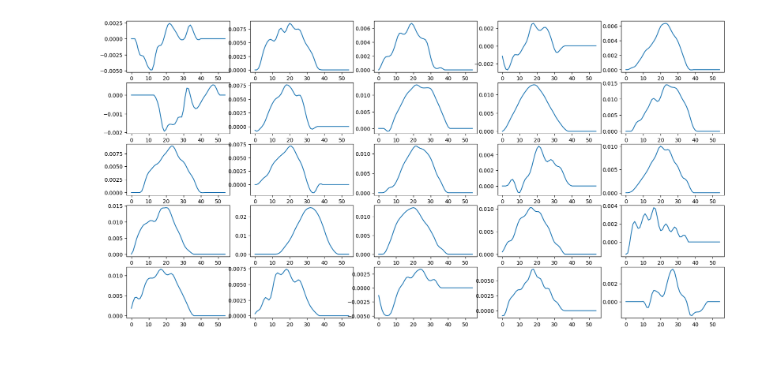
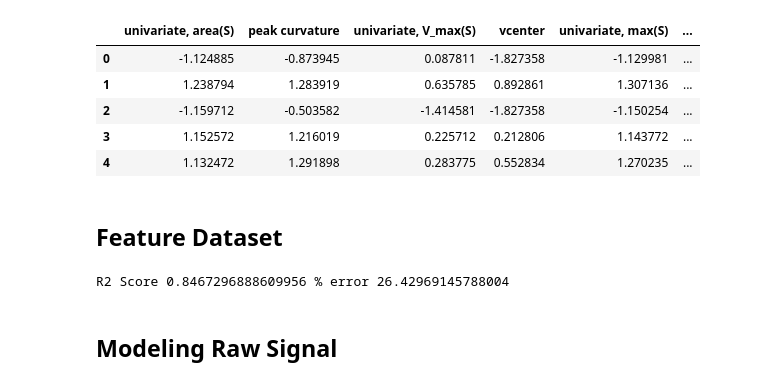
Before and after one commit to ramseylab/vgramreg, a Jupyter notebook: notebooks/Raw_Gaussian_Process.ipynb, the cells around one changed output. Drawn from its saved outputs; the diff is of its cells as text; code cells hidden in the pictures.

```diff
--- a/notebooks/Raw_Gaussian_Process.ipynb
+++ b/notebooks/Raw_Gaussian_Process.ipynb
@@ -172,15 +226,19 @@ Analyzing: 2024_03_08_cbz00_07.txt
+# %%
+def combine_all_data(add_all_dataset=False, raw=True):
+    if add_all_dataset:
+        (ML1_X_train, ML1_X_test, ML1_y_train, ML1_y_test), _ = load_dataset('/Users/sangam/Desktop/Epilepsey/Code/vgramreg/dataset/ML1_ML2/2024_02_19_ML1', raw=raw)
+        (ML2_X_train, ML2_X_test, ML2_y_train, ML2_y_test), _ = load_dataset('/Users/sangam/Desktop/Epilepsey/Code/vgramreg/dataset/ML1_ML2/2024_02_22_ML2', raw=raw)
+        (ML4_X_train, ML4_X_test, ML4_y_train, ML4_y_test), _ = load_dataset('/Users/sangam/Desktop/Epilepsey/Code/vgramreg/dataset/ML4/')
+
+        X_train = pd.concat([ML1_X_train, ML2_X_train, ML4_X_train], axis=0)
+        X_test  = pd.concat([ML1_X_test,  ML2_X_test,  ML4_X_test],  axis=0)
+        y_train = pd.concat([ML1_y_train, ML2_y_train, ML4_y_train], axis=0)
+        y_test  = pd.concat([ML1_y_test,  ML2_y_test,  ML4_y_test],  axis=0)
+
+    else:
+        (X_train, X_test, y_train, y_test), _ = load_dataset('/Users/sangam/Desktop/Epilepsey/Code/vgramreg/dataset/ML1_ML2', raw=raw)
+        y_train, y_test = y_train.to_numpy(), y_test.to_numpy()
+
+    return X_train, X_test, y_train, y_test
 # %%
-(X_train, X_test, y_train, y_test), (X, y) = load_dataset('/Users/sangam/Desktop/Epilepsey/Code/vgramreg/dataset/ML1_ML2')
-y_train, y_test = y_train.to_numpy(), y_test.to_numpy()
+X_train, X_test, y_train, y_test = combine_all_data(add_all_dataset=False, raw=False)
-# %%
-
-fig, axes = plt.subplots(5, 5, figsize=(20, 10))
-
-for i in range(5):
-    for j in range(5):
-        ax = axes[i, j]
-        ax.plot(blank_data_analysis[i*5+j])  # Plot random data
-
-plt.savefig('../blank_raw_ML4.png', dpi=300)
-# %% [output]
-[figure, removed]
@@ -188,0 +245,34 @@ gp_model = GaussianProcessRegressor(kernel=1**2 * RBF(length_scale=2.5), alpha=1
+# %%
+X_train.head()
+# %% [output]
+|  | univariate, area(S) | peak curvature | univariate, V_max(S) | vcenter | univariate, max(S) | ... |
+| 0 | -1.124885 | -0.873945 | 0.087811 | -1.827358 | -1.129981 | ... |
+| 1 | 1.238794 | 1.283919 | 0.635785 | 0.892861 | 1.307136 | ... |
+| 2 | -1.159712 | -0.503582 | -1.414581 | -1.827358 | -1.150254 | ... |
+| 3 | 1.152572 | 1.216019 | 0.225712 | 0.212806 | 1.143772 | ... |
+| 4 | 1.132472 | 1.291898 | 0.283775 | 0.552834 | 1.270235 | ... |
+# %% [markdown]
+## Feature Dataset
+# %%
+kernel  = 1**2 * RBF(length_scale=2.5)
+y_LOD   = 0.9117010154341669
+
+# R2 Score
+gp_model = GaussianProcessRegressor(kernel=kernel, alpha=2)
+gp_model.fit(X_train[models_features_r2['GP']], y_train)
+
+y_pred   = gp_model.predict(X_test[models_features_r2['GP']])
+score_r2 = r2_score(y_test, y_pred)
+
+# % error
+gp_model = GaussianProcessRegressor(kernel=kernel, alpha=2)
+gp_model.fit(X_train[models_features_per['GP']], y_train)
+
+y_pred   = gp_model.predict(X_test[models_features_per['GP']])
+diff_err = per_error(y_test, np.abs(y_pred), y_LOD)
+
+print("R2 Score", score_r2, "% error", diff_err)
+# %% [output]
+R2 Score 0.8467296888609956 % error 26.42969145788004
+# %% [markdown]
+## Modeling Raw Signal
```
Also changed, not shown: parts of 14 cells of this notebook.
